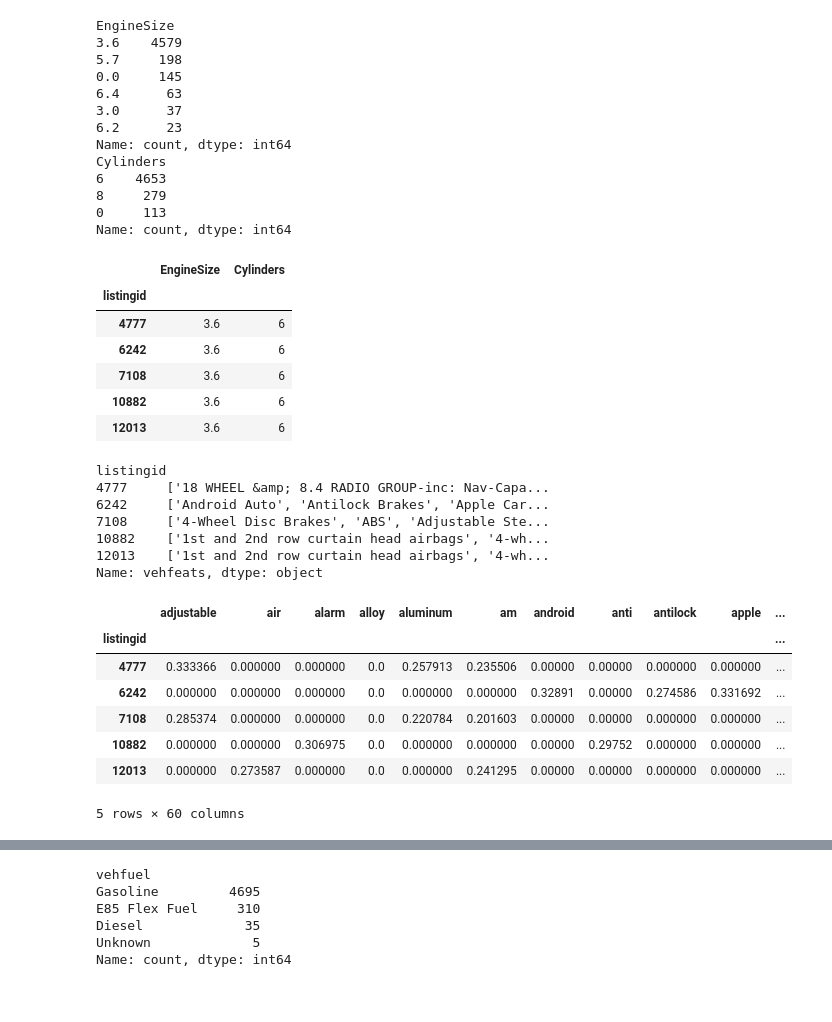
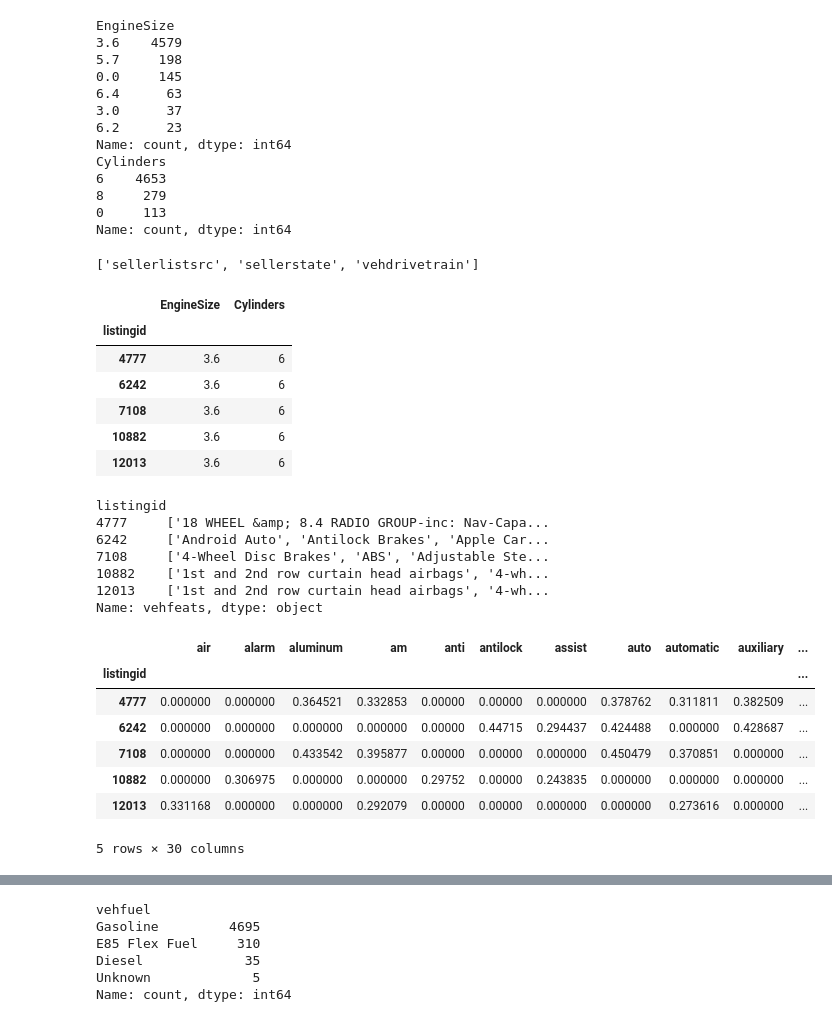
Before and after one commit to aflynn0213/vehicle_predictions, a Jupyter notebook: usedCarsPredictions.ipynb, the cells around one changed output, grey strips where cells are left out. Drawn from its saved outputs; the diff is of its cells as text; code cells hidden in the pictures.

```diff
--- a/usedCarsPredictions.ipynb
+++ b/usedCarsPredictions.ipynb
@@ -737,8 +686,8 @@ AllWheelDrive                                                    1
 Name: count, dtype: int64
 # %%
 #BASED OFF UNIQUE VALUES SEPERATE INTO 4WD,FWD,or AWD
-feat_ptr = handleDriveTrain(feat_ptr)
-feat_ptr.value_counts()
+temp_df = handle_vehdrivetrain(feat_ptr)
+temp_df.value_counts()
 # %% [output]
 vehdrivetrain
 4wd       3418
@@ -747,12 +696,10 @@ awd        654
 hybrid       7
 Name: count, dtype: int64
 # %%
-temp_df = oHotEncode(feat_ptr)
-#DROP ORIGINAL STATE COLUMN AND LATER REPLACE WITH ENCODED MATRIX COLUMNS
-feats_to_drop.append(column)
-encoded_df = pd.merge(encoded_df, temp_df, left_index=True, right_index=True)
 encoded_cols.append(column)
-
+input_data[column] = temp_df
+orig_cols.append(column)
 col+=1
-temp_df
+print(encoded_cols)
+print(input_data[column])
 # %% [output]
@@ -788,10 +735,10 @@ V6 3.6L Natural Aspiration                1
 6.2L 8 Cyl.                               1
 Name: count, Length: 82, dtype: int64
 # %%
-#handleVehEngine takes the vehEngine column and turns it into a
+#handle_vehengine takes the vehEngine column and turns it into a
 #2 column data frame by splitting the phrases into engine size
 #and cyclinder configuration
-temp_df = handleVehEngine(feat_ptr)
+temp_df = handle_vehengine(feat_ptr)
 print(temp_df["EngineSize"].value_counts())
 print(temp_df["Cylinders"].value_counts())
 # '0' represents unknown for either columns
@@ -810,15 +757,14 @@ Cylinders
 0     113
 Name: count, dtype: int64
 # %%
-
-#Merge two new columns with other existing multi-column encoded features
-encoded_df = pd.merge(encoded_df, temp_df, left_index=True, right_index=True)
-#Want to drop original
+input_data[temp_df.columns] = temp_df
+orig_cols.append(column)
 feats_to_drop.append(column)
-encoded_cols.append(column)
 col+=1
+print(encoded_cols)
 temp_df.head()
 # %% [output]
+['sellerlistsrc', 'sellerstate', 'vehdrivetrain']
 |  | EngineSize | Cylinders |
 | listingid |  |  |
 | 4777 | 3.6 | 6 |
@@ -840,17 +786,20 @@ Name: vehfeats, dtype: object
 # %%
 #ELIMINATE WORDS THAT APPEAR IN MORE THAN max_doc_freq OF DOCUMENTS (DOCUMENT ~ ROW)
 #WILL GET RID OF COMMON WORDS SUCH AS "THE", "A", etc.
 #LIMIT VOCABULARY TO max_feats COLUMNS (ONE FOR EACH WORD)
-temp_df = tf_idfTokenizer(feat_ptr,max_doc_freq=.50,max_feats=60)
+tf_feats = TfidfVectorizer(max_df=0.50,max_features=30)
+temp_df = feat_ptr.copy()
+tf_feats = tf_feats.fit(temp_df)
+temp_df = tf_idfTokenizer(temp_df,tf_feats)
 #THOUGHT: TUNE THE HYPERPARAMETERS TO OPTIMIZE THE TOKENIZER?
 temp_df.head()
 # %% [output]
-|  | adjustable | air | alarm | alloy | aluminum | am | android | anti | antilock | apple | ... |
+|  | air | alarm | aluminum | am | anti | antilock | assist | auto | automatic | auxiliary | ... |
 | listingid |  |  |  |  |  |  |  |  |  |  | ... |
-| 4777 | 0.333366 | 0.000000 | 0.000000 | 0.0 | 0.257913 | 0.235506 | 0.00000 | 0.00000 | 0.000000 | 0.000000 | ... |
-| 6242 | 0.000000 | 0.000000 | 0.000000 | 0.0 | 0.000000 | 0.000000 | 0.32891 | 0.00000 | 0.274586 | 0.331692 | ... |
-| 7108 | 0.285374 | 0.000000 | 0.000000 | 0.0 | 0.220784 | 0.201603 | 0.00000 | 0.00000 | 0.000000 | 0.000000 | ... |
-| 10882 | 0.000000 | 0.000000 | 0.306975 | 0.0 | 0.000000 | 0.000000 | 0.00000 | 0.29752 | 0.000000 | 0.000000 | ... |
-| 12013 | 0.000000 | 0.273587 | 0.000000 | 0.0 | 0.000000 | 0.241295 | 0.00000 | 0.00000 | 0.000000 | 0.000000 | ... |
+| 4777 | 0.000000 | 0.000000 | 0.364521 | 0.332853 | 0.00000 | 0.00000 | 0.000000 | 0.378762 | 0.311811 | 0.382509 | ... |
+| 6242 | 0.000000 | 0.000000 | 0.000000 | 0.000000 | 0.00000 | 0.44715 | 0.294437 | 0.424488 | 0.000000 | 0.428687 | ... |
+| 7108 | 0.000000 | 0.000000 | 0.433542 | 0.395877 | 0.00000 | 0.00000 | 0.000000 | 0.450479 | 0.370851 | 0.000000 | ... |
+| 10882 | 0.000000 | 0.306975 | 0.000000 | 0.000000 | 0.29752 | 0.00000 | 0.243835 | 0.000000 | 0.000000 | 0.000000 | ... |
+| 12013 | 0.331168 | 0.000000 | 0.000000 | 0.292079 | 0.00000 | 0.00000 | 0.000000 | 0.000000 | 0.273616 | 0.000000 | ... |
-5 rows × 60 columns
+5 rows × 30 columns
 # %%
```
Also changed, not shown: parts of 66 cells of this notebook.
